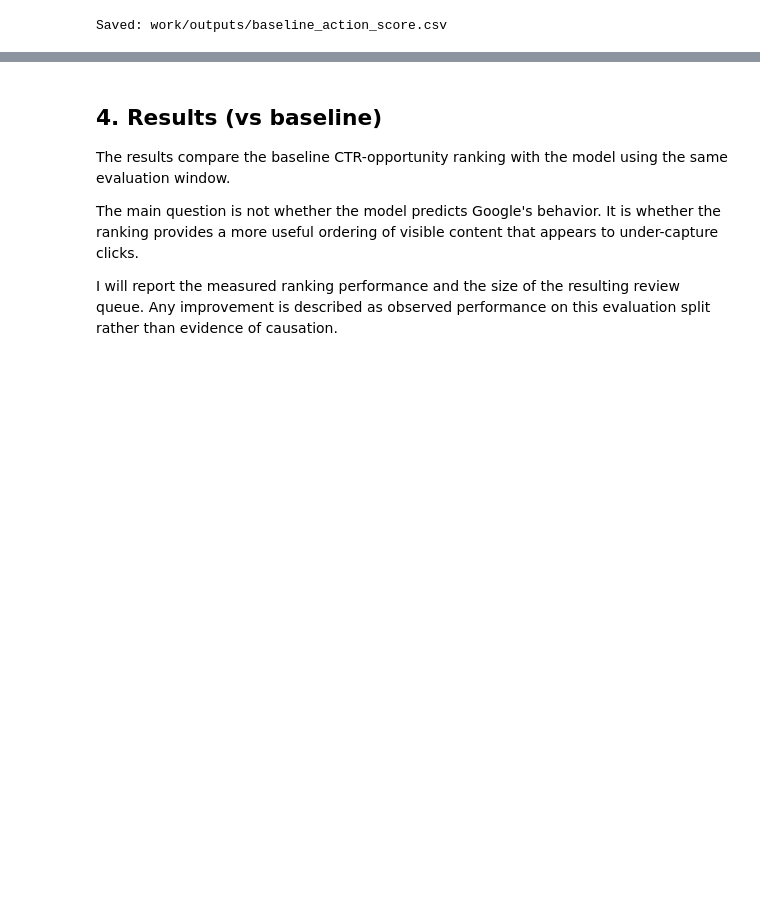
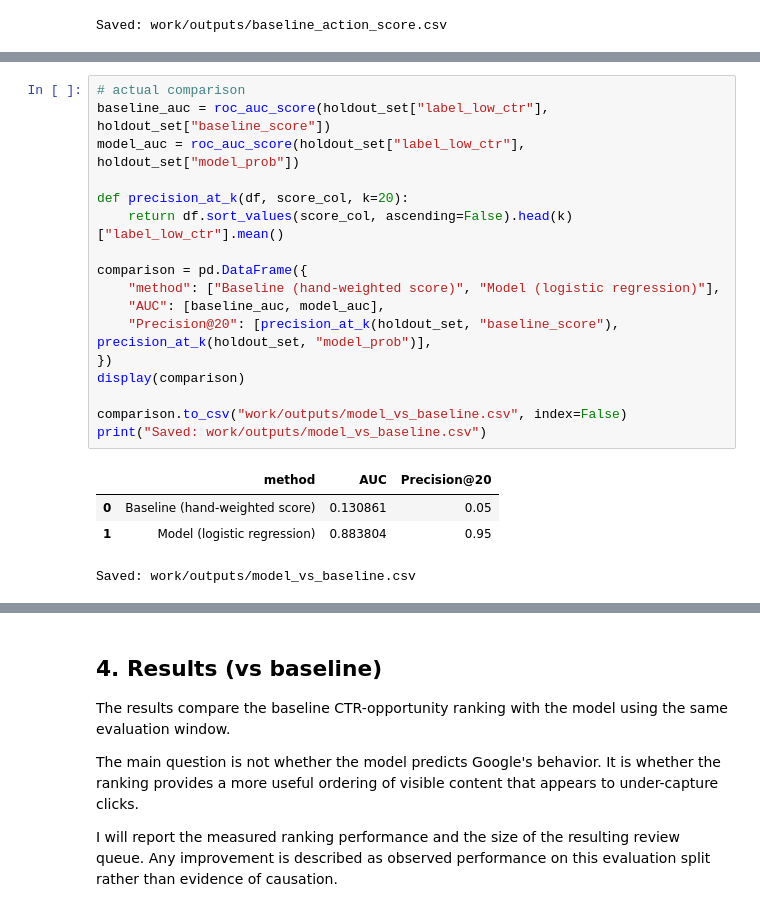
Before and after one commit to Zohaibarif69/flyrank-ml-work, a Jupyter notebook: work/notebooks/capstone.ipynb, the cells around one changed output, grey strips where cells are left out. Drawn from its saved outputs; the diff is of its cells as text; blank space fills up the shorter version.

```diff
--- a/work/notebooks/capstone.ipynb
+++ b/work/notebooks/capstone.ipynb
@@ -338,0 +475,22 @@ Saved: work/outputs/baseline_action_score.csv
+# %%
+# actual comparison
+baseline_auc = roc_auc_score(holdout_set["label_low_ctr"], holdout_set["baseline_score"])
+model_auc = roc_auc_score(holdout_set["label_low_ctr"], holdout_set["model_prob"])
+
+def precision_at_k(df, score_col, k=20):
+    return df.sort_values(score_col, ascending=False).head(k)["label_low_ctr"].mean()
+
+comparison = pd.DataFrame({
+    "method": ["Baseline (hand-weighted score)", "Model (logistic regression)"],
+    "AUC": [baseline_auc, model_auc],
+    "Precision@20": [precision_at_k(holdout_set, "baseline_score"), precision_at_k(holdout_set, "model_prob")],
+})
+display(comparison)
+
+comparison.to_csv("work/outputs/model_vs_baseline.csv", index=False)
+print("Saved: work/outputs/model_vs_baseline.csv")
+# %% [output]
+|  | method | AUC | Precision@20 |
+| 0 | Baseline (hand-weighted score) | 0.130861 | 0.05 |
+| 1 | Model (logistic regression) | 0.883804 | 0.95 |
+Saved: work/outputs/model_vs_baseline.csv
```
Also changed, not shown: parts of 6 cells of this notebook.
